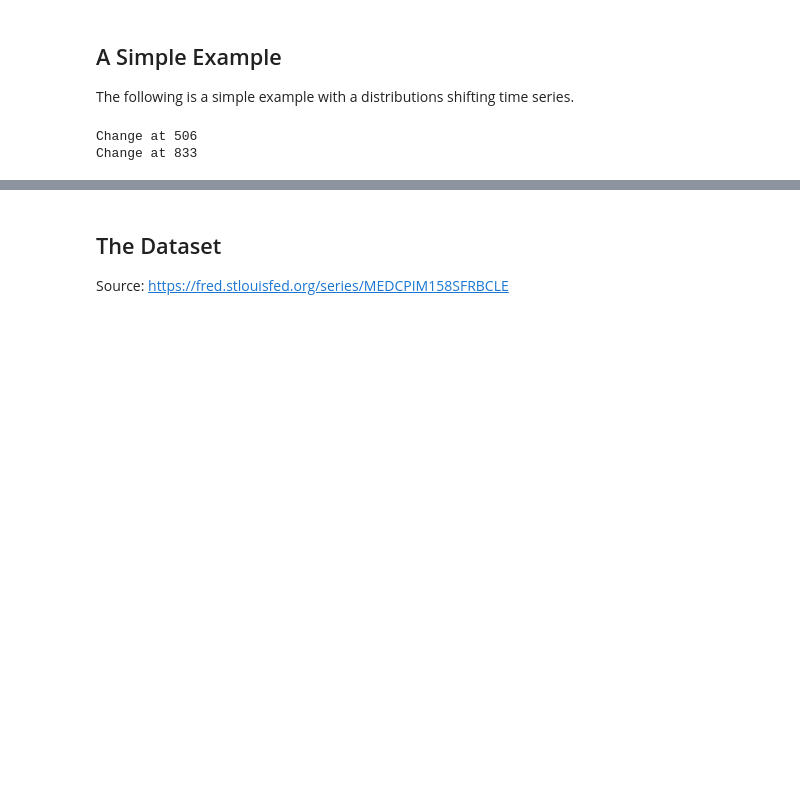
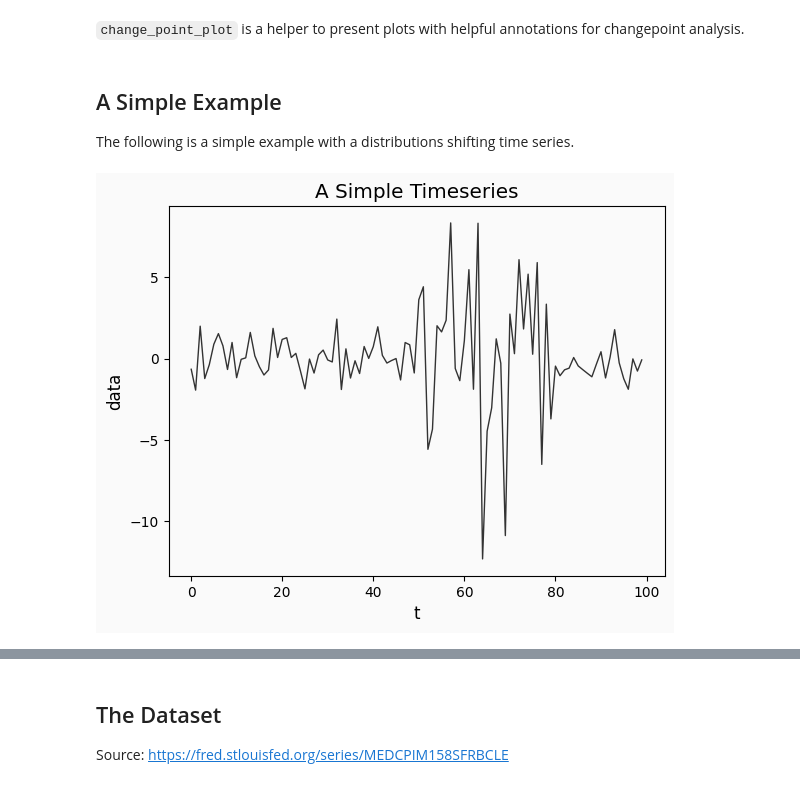
Before and after one commit to promised-ai/changepoint, a Jupyter notebook: pychangepoint/ChangePointExample.ipynb, the cells around one changed output, grey strips where cells are left out. Cells and saved outputs as stored; diff of their text form; code cells hidden in the pictures; blank space fills up the shorter version.

Commit message:
docs(python): Added helpful docs (starting place)

```diff
--- a/pychangepoint/ChangePointExample.ipynb
+++ b/pychangepoint/ChangePointExample.ipynb
@@ -21,6 +27,8 @@ plt.style.use(
         "lines.solid_capstyle": "butt",
     }
 )
+# %% [markdown]
+`change_point_plot` is a helper to present plots with helpful annotations for changepoint analysis.
 # %%
 def change_point_plot(data, change_point_history):
     """Plot the data and change point history with Maximum APosterori change-points"""
@@ -70,21 +81,22 @@ rng = np.random.default_rng(0x123)
 dist_a = norm(0, 1)
 dist_b = norm(1, 4)
 # %%
-n = 1000
+n = 100
 time_series = np.empty(n)
-use_dist_a = True  # Indicate which distribution should be sampled from
 
 for i in range(n):
-    if rng.uniform() > 0.995:
-        use_dist_a = not use_dist_a
-        print(f"Change at {i}")
-    if use_dist_a:
+    if i >= 50 and i < 80:
+        time_series[i] = dist_b.rvs(random_state=rng)
+    else:
         time_series[i] = dist_a.rvs(random_state=rng)
-    else:
-        time_series[i] = dist_b.rvs(random_state=rng)
-# %% [output]
-Change at 506
-Change at 833
+# %%
+plt.plot(time_series)
+plt.title("A Simple Timeseries")
+plt.xlabel("t")
+plt.ylabel("data")
+plt.savefig("simple-timeseries.png", dpi=500)
+# %% [output]
+[figure, added]
 # %%
 cpd = chp.Bocpd(
     prior=chp.NormalGamma(),
```
Also changed, not shown: parts of 18 cells of this notebook, 21 other files.
